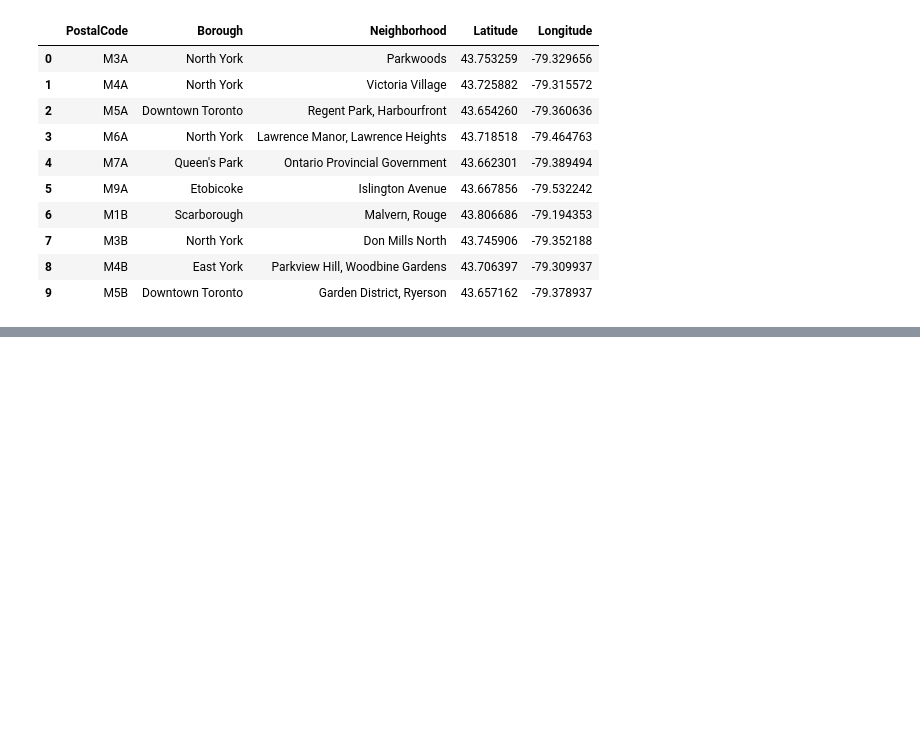
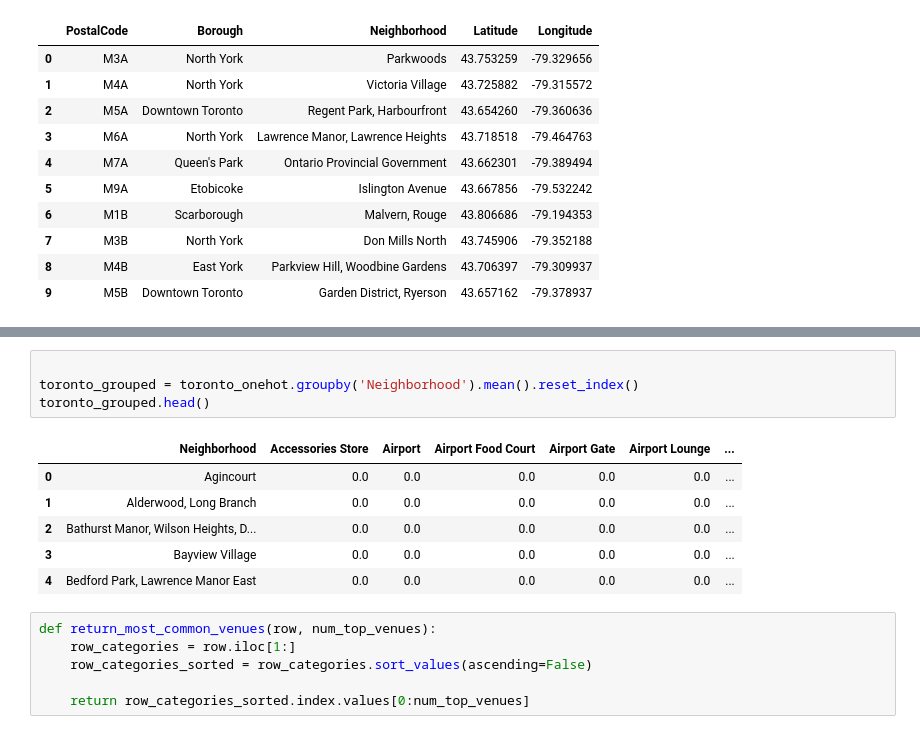
Before and after one commit to kane689/Coursera_Capstone, a Jupyter notebook: Untitled13.ipynb, the cells around one changed output, grey strips where cells are left out. Drawn from its saved outputs; the diff is of its cells as text; blank space fills up the shorter version.

```diff
--- a/Untitled13.ipynb
+++ b/Untitled13.ipynb
@@ -143,0 +251,17 @@ nw_data.head(10)
+# %%
+
+toronto_grouped = toronto_onehot.groupby('Neighborhood').mean().reset_index()
+toronto_grouped.head()
+# %% [output]
+|  | Neighborhood | Accessories Store | Airport | Airport Food Court | Airport Gate | Airport Lounge | ... |
+| 0 | Agincourt | 0.0 | 0.0 | 0.0 | 0.0 | 0.0 | ... |
+| 1 | Alderwood, Long Branch | 0.0 | 0.0 | 0.0 | 0.0 | 0.0 | ... |
+| 2 | Bathurst Manor, Wilson Heights, D... | 0.0 | 0.0 | 0.0 | 0.0 | 0.0 | ... |
+| 3 | Bayview Village | 0.0 | 0.0 | 0.0 | 0.0 | 0.0 | ... |
+| 4 | Bedford Park, Lawrence Manor East | 0.0 | 0.0 | 0.0 | 0.0 | 0.0 | ... |
+# %%
+def return_most_common_venues(row, num_top_venues):
+    row_categories = row.iloc[1:]
+    row_categories_sorted = row_categories.sort_values(ascending=False)
+
+    return row_categories_sorted.index.values[0:num_top_venues]
```
Also changed, not shown: parts of 7 cells of this notebook.
